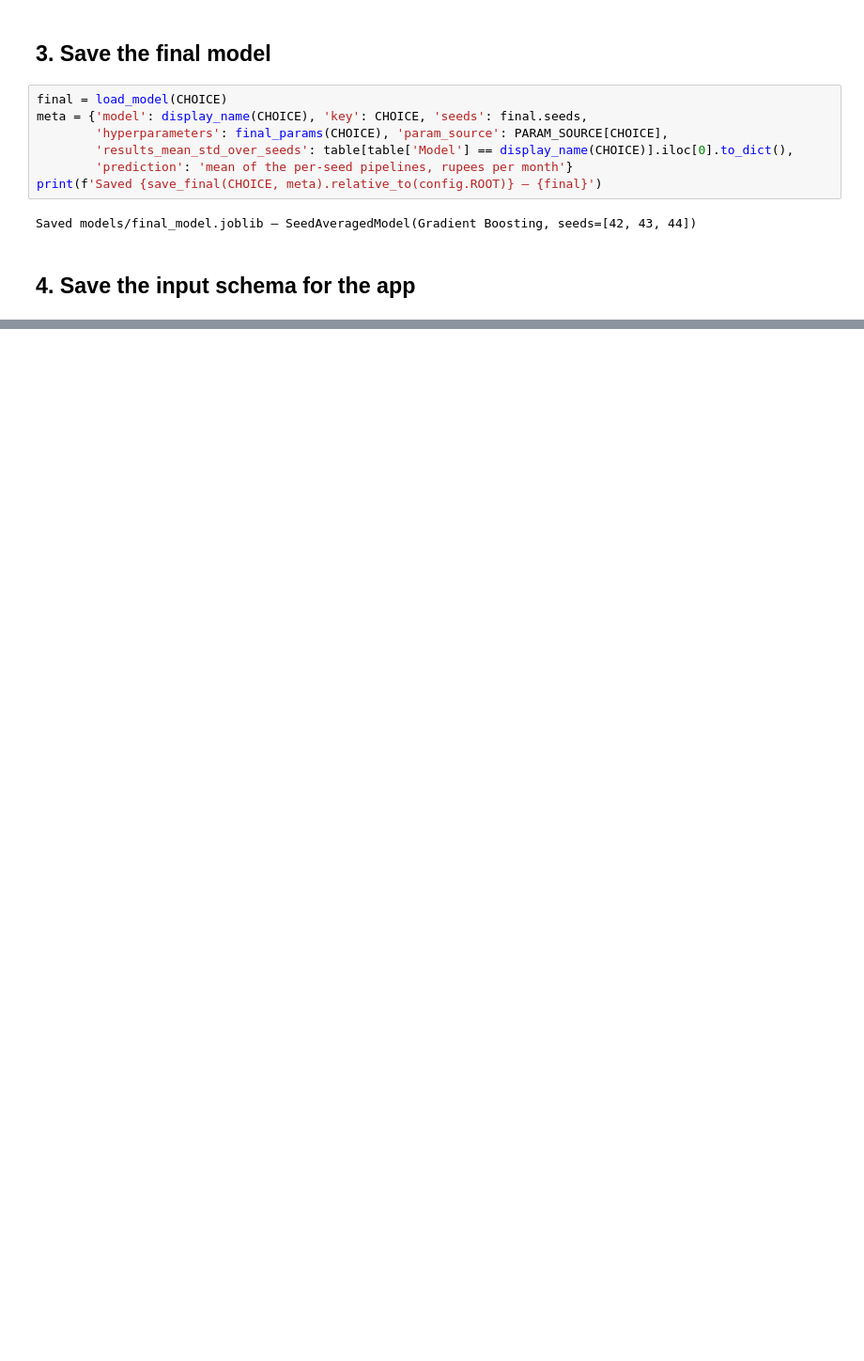
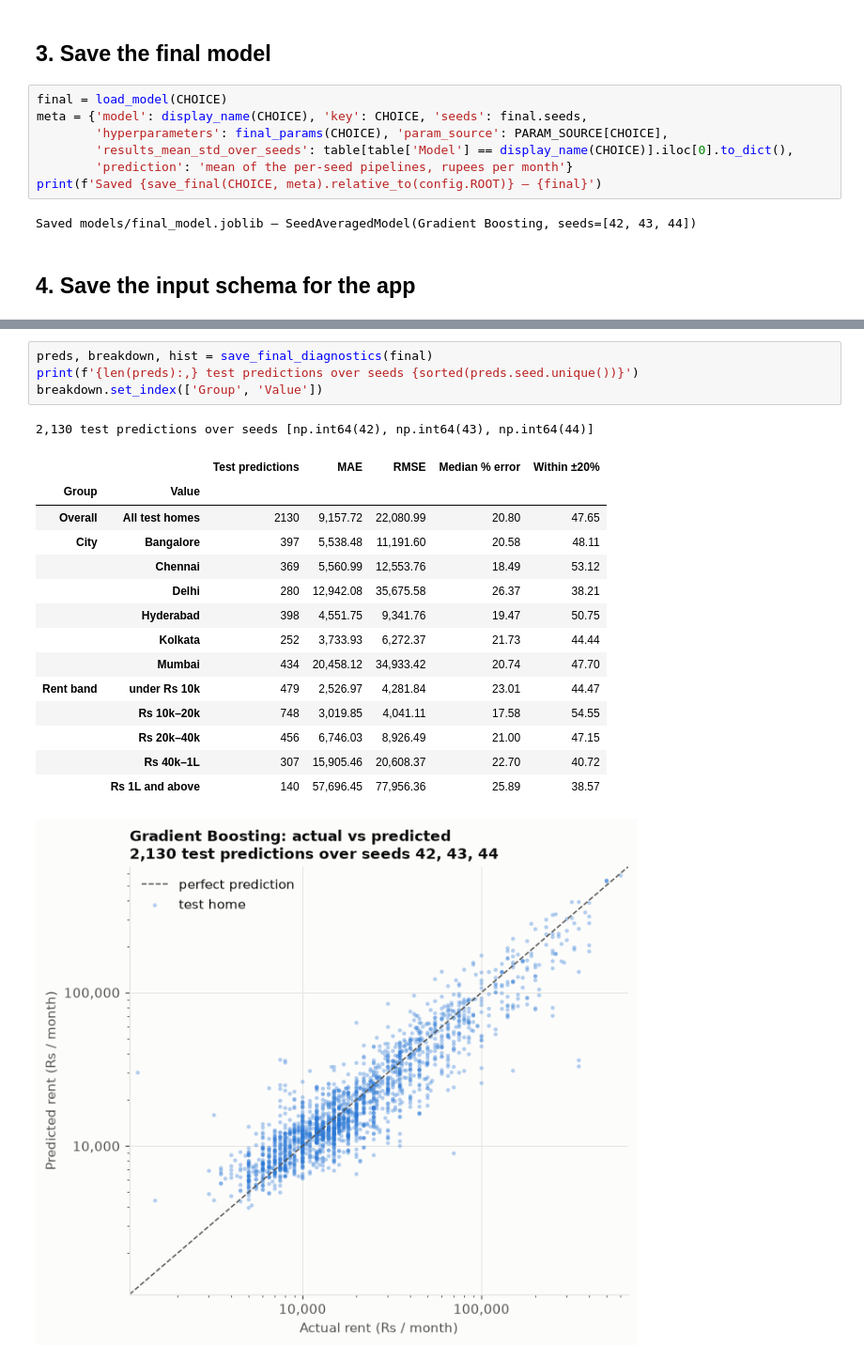
Before and after one commit to PihuCodeTech/House-Rent-Prediction-System, a Jupyter notebook: notebooks/final_selection.ipynb, the cells around one changed output, grey strips where cells are left out. Shown at 94% size. Saved outputs shown, nothing was run; the diff lists cells and outputs as text; blank space fills up the shorter version.

```diff
--- a/notebooks/final_selection.ipynb
+++ b/notebooks/final_selection.ipynb
@@ -73,0 +87,21 @@ Saved models/input_schema.json
+# %%
+preds, breakdown, hist = save_final_diagnostics(final)
+print(f'{len(preds):,} test predictions over seeds {sorted(preds.seed.unique())}')
+breakdown.set_index(['Group', 'Value'])
+# %% [output]
+2,130 test predictions over seeds [np.int64(42), np.int64(43), np.int64(44)]
+|  |  | Test predictions | MAE | RMSE | Median % error | Within ±20% |
+| Group | Value |  |  |  |  |  |
+| Overall | All test homes | 2130 | 9,157.72 | 22,080.99 | 20.80 | 47.65 |
+| City | Bangalore | 397 | 5,538.48 | 11,191.60 | 20.58 | 48.11 |
+|  | Chennai | 369 | 5,560.99 | 12,553.76 | 18.49 | 53.12 |
+|  | Delhi | 280 | 12,942.08 | 35,675.58 | 26.37 | 38.21 |
+|  | Hyderabad | 398 | 4,551.75 | 9,341.76 | 19.47 | 50.75 |
+|  | Kolkata | 252 | 3,733.93 | 6,272.37 | 21.73 | 44.44 |
+|  | Mumbai | 434 | 20,458.12 | 34,933.42 | 20.74 | 47.70 |
+| Rent band | under Rs 10k | 479 | 2,526.97 | 4,281.84 | 23.01 | 44.47 |
+|  | Rs 10k–20k | 748 | 3,019.85 | 4,041.11 | 17.58 | 54.55 |
+|  | Rs 20k–40k | 456 | 6,746.03 | 8,926.49 | 21.00 | 47.15 |
+|  | Rs 40k–1L | 307 | 15,905.46 | 20,608.37 | 22.70 | 40.72 |
+|  | Rs 1L and above | 140 | 57,696.45 | 77,956.36 | 25.89 | 38.57 |
+[figure, added]
```
Also changed, not shown: parts of 6 cells of this notebook.
